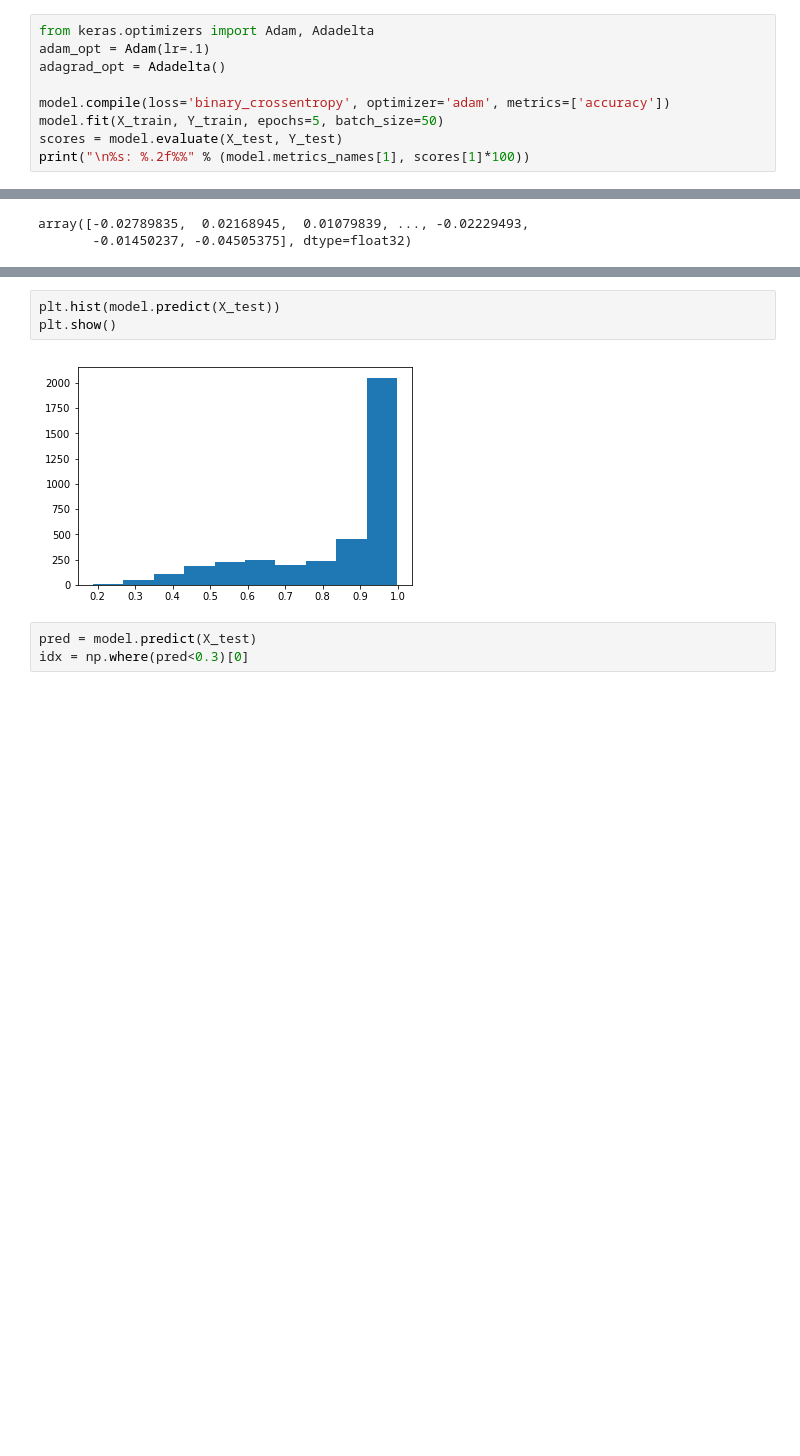
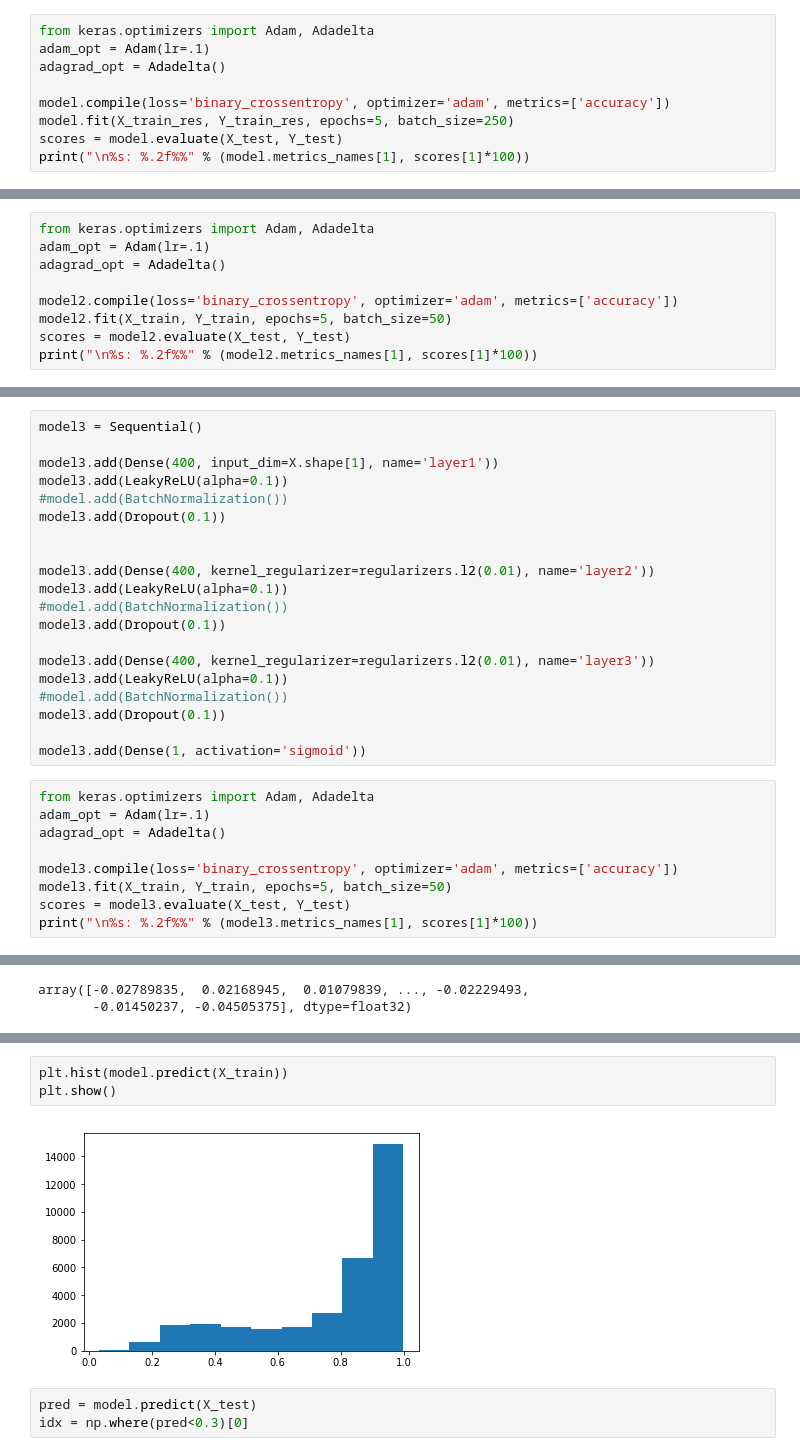
Before and after one commit to samuelli97/cancer_survivability, a Jupyter notebook: neural_networks.ipynb, the cells around one changed output, grey strips where cells are left out. Cells and saved outputs as stored; diff of their text form; blank space fills up the shorter version.

```diff
--- a/neural_networks.ipynb
+++ b/neural_networks.ipynb
@@ -123,7 +117,7 @@ adam_opt = Adam(lr=.1)
 adagrad_opt = Adadelta()
 
 model.compile(loss='binary_crossentropy', optimizer='adam', metrics=['accuracy'])
-model.fit(X_train, Y_train, epochs=5, batch_size=50)
+model.fit(X_train_res, Y_train_res, epochs=5, batch_size=250)
 scores = model.evaluate(X_test, Y_test)
 print("\n%s: %.2f%%" % (model.metrics_names[1], scores[1]*100))
 # %% [output]
@@ -155,0 +180,9 @@ Confusion matrix:
+# %%
+from keras.optimizers import Adam, Adadelta
+adam_opt = Adam(lr=.1)
+adagrad_opt = Adadelta()
+
+model2.compile(loss='binary_crossentropy', optimizer='adam', metrics=['accuracy'])
+model2.fit(X_train, Y_train, epochs=5, batch_size=50)
+scores = model2.evaluate(X_test, Y_test)
+print("\n%s: %.2f%%" % (model2.metrics_names[1], scores[1]*100))
@@ -155,0 +203,29 @@ Confusion matrix:
+# %%
+model3 = Sequential()
+
+model3.add(Dense(400, input_dim=X.shape[1], name='layer1'))
+model3.add(LeakyReLU(alpha=0.1))
+#model.add(BatchNormalization())
+model3.add(Dropout(0.1))
+
+
+model3.add(Dense(400, kernel_regularizer=regularizers.l2(0.01), name='layer2'))
+model3.add(LeakyReLU(alpha=0.1))
+#model.add(BatchNormalization())
+model3.add(Dropout(0.1))
+
+model3.add(Dense(400, kernel_regularizer=regularizers.l2(0.01), name='layer3'))
+model3.add(LeakyReLU(alpha=0.1))
+#model.add(BatchNormalization())
+model3.add(Dropout(0.1))
+
+model3.add(Dense(1, activation='sigmoid'))
+# %%
+from keras.optimizers import Adam, Adadelta
+adam_opt = Adam(lr=.1)
+adagrad_opt = Adadelta()
+
+model3.compile(loss='binary_crossentropy', optimizer='adam', metrics=['accuracy'])
+model3.fit(X_train, Y_train, epochs=5, batch_size=50)
+scores = model3.evaluate(X_test, Y_test)
+print("\n%s: %.2f%%" % (model3.metrics_names[1], scores[1]*100))
@@ -181,8 +293,8 @@ plt.hist(l1.get_weights()[0].ravel(), bins=30, range=(-1,1))
 # %%
-plt.hist(model.predict(X_test))
+plt.hist(model.predict(X_train))
 plt.show()
 # %% [output]
-[figure, old version]
+[figure, new version]
 # %%
 pred = model.predict(X_test)
 idx = np.where(pred<0.3)[0]
```
Also changed, not shown: parts of 12 cells of this notebook, 3 other files.
